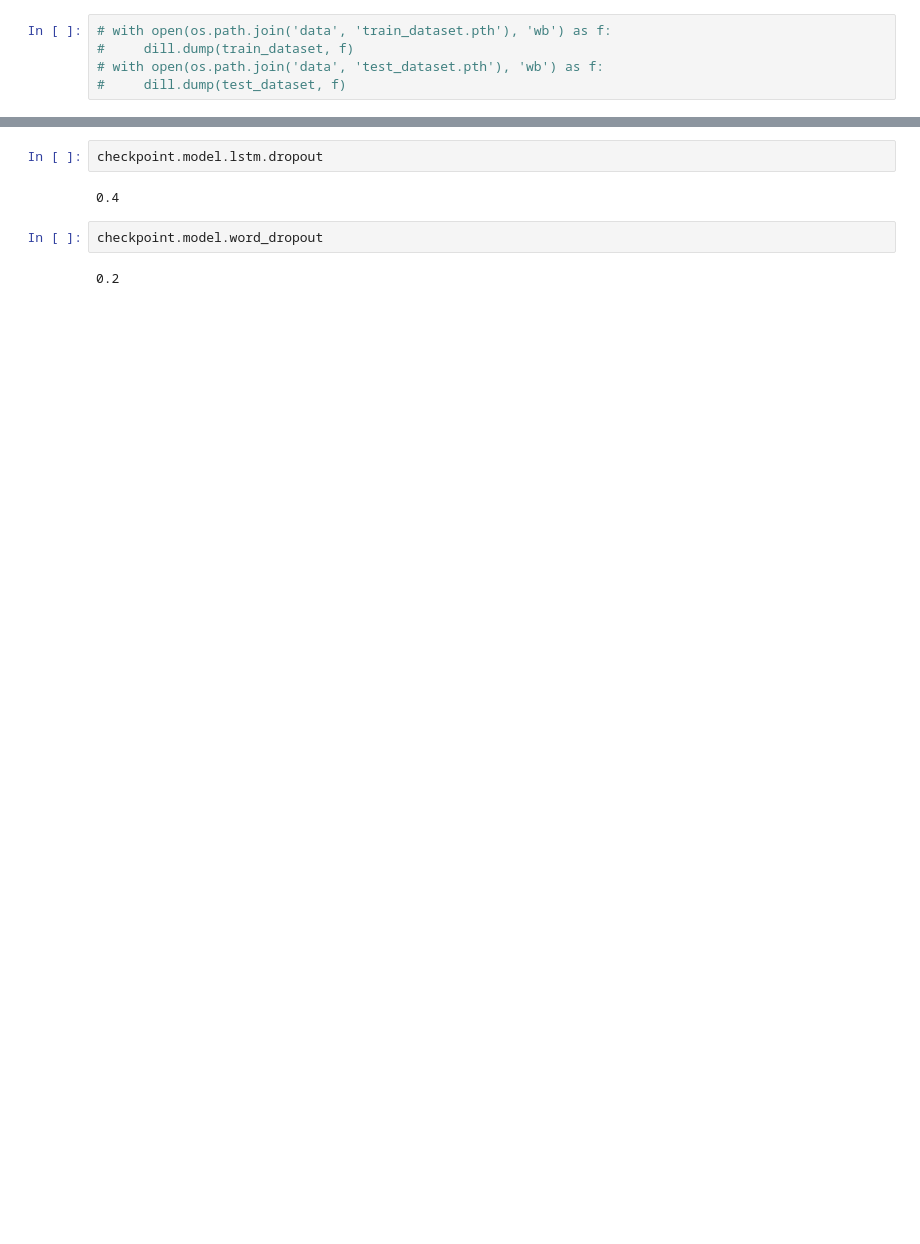
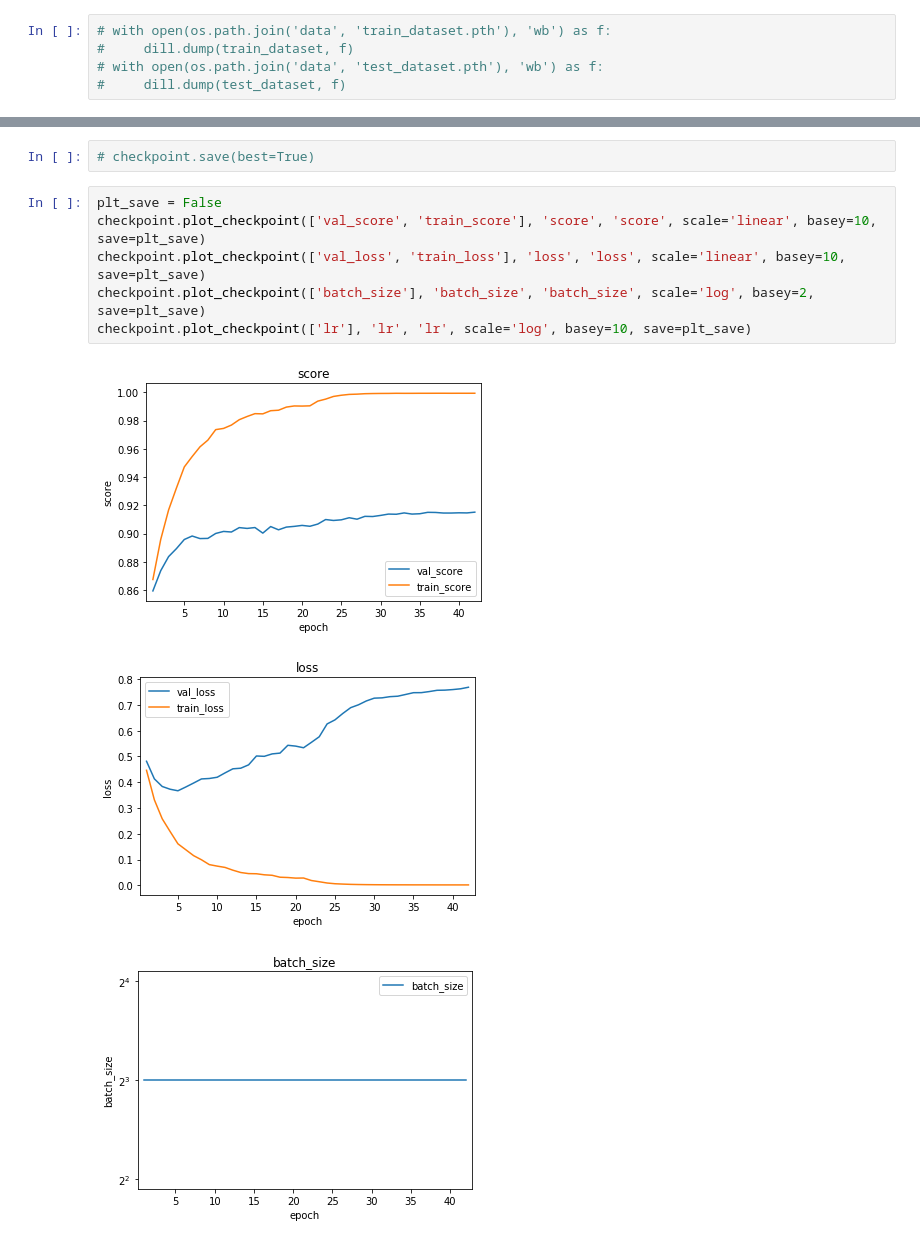
Before and after one commit to matansudry/Neural_Networks_for_Dependency_Parser, a Jupyter notebook: evaluate.ipynb, the cells around one changed output, grey strips where cells are left out. Drawn from its saved outputs; the diff is of its cells as text; blank space fills up the shorter version.

```diff
--- a/evaluate.ipynb
+++ b/evaluate.ipynb
@@ -98,8 +127,12 @@ chu_liu_edmonds_UAS: 0.8959095580678315
-# %%
-checkpoint.model.lstm.dropout
-# %% [output]
-0.4
-# %%
-checkpoint.model.word_dropout
-# %% [output]
-0.2
+# %%
+# checkpoint.save(best=True)
+# %%
+plt_save = False
+checkpoint.plot_checkpoint(['val_score', 'train_score'], 'score', 'score', scale='linear', basey=10, save=plt_save)
+checkpoint.plot_checkpoint(['val_loss', 'train_loss'], 'loss', 'loss', scale='linear', basey=10, save=plt_save)
+checkpoint.plot_checkpoint(['batch_size'], 'batch_size', 'batch_size', scale='log', basey=2, save=plt_save)
+checkpoint.plot_checkpoint(['lr'], 'lr', 'lr', scale='log', basey=10, save=plt_save)
+# %% [output]
+[figure, added]
+[figure, added]
+[figure, added]
```
Also changed, not shown: parts of 9 cells of this notebook, 11 other files.
